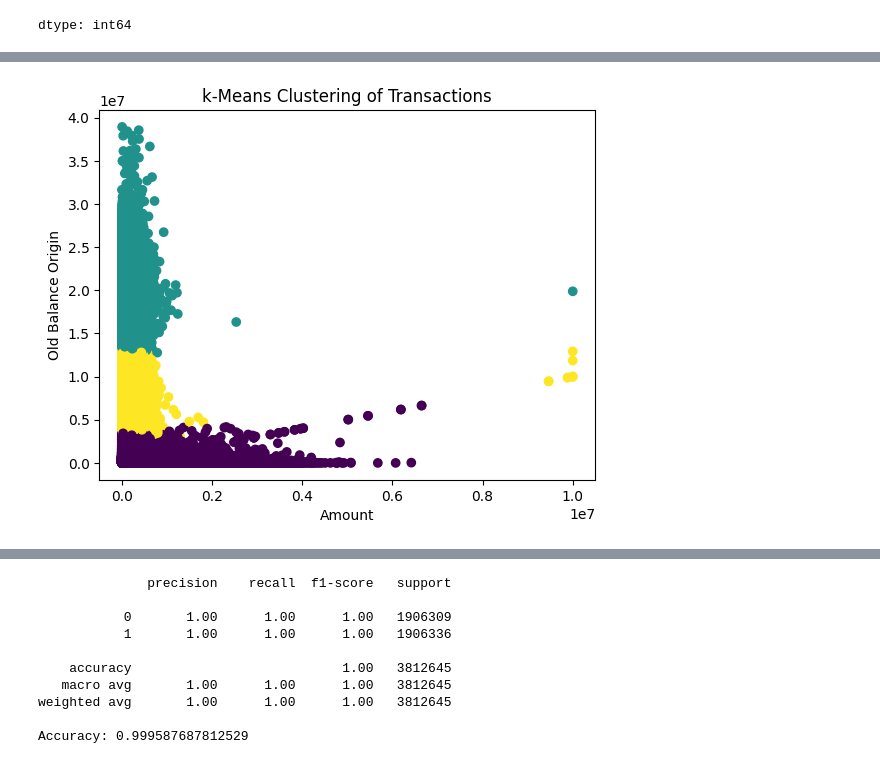
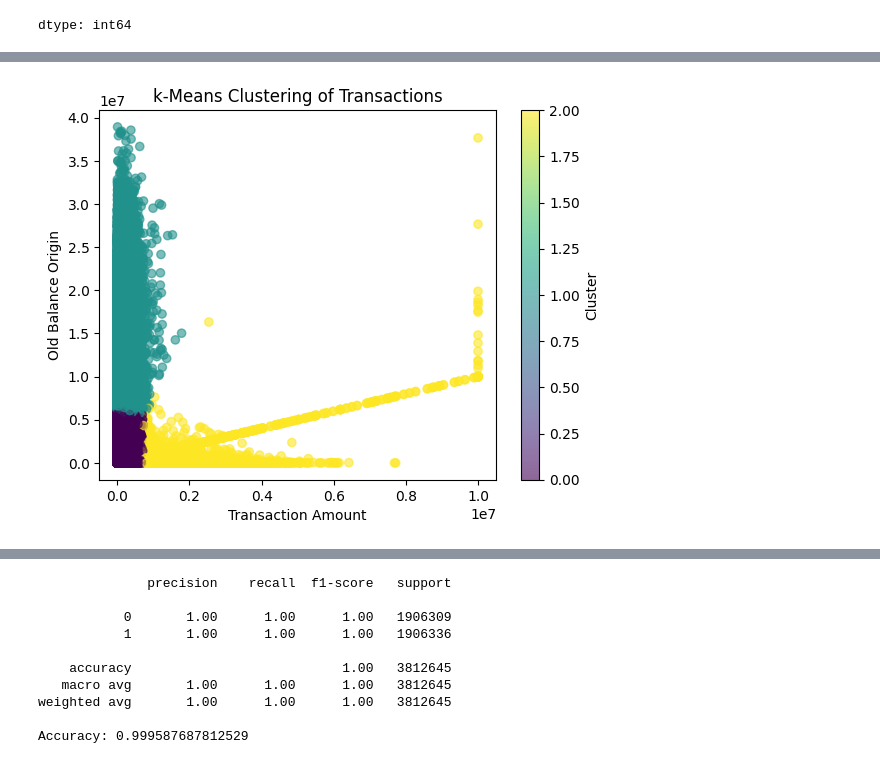
Before and after one commit to Online-Payment-Fraud-Detection/Online-Payments-Fraud-Detection, a Jupyter notebook: model_online_payment_fraud.ipynb, the cells around one changed output, grey strips where cells are left out. Saved outputs shown, nothing was run; the diff lists cells and outputs as text; code cells hidden in the pictures.

```diff
--- a/model_online_payment_fraud.ipynb
+++ b/model_online_payment_fraud.ipynb
@@ -31,3 +31,30 @@ data.isnull().sum()
 | isFraud | 0 |
 | isFlaggedFraud | 0 |
 dtype: int64
+# %%
+from sklearn.ensemble import IsolationForest
+
+# Select relevant features for anomaly detection
+features = data[['amount', 'oldbalanceOrg', 'newbalanceOrig']]
+
+# Scale the features
+scaler = StandardScaler()
+scaled_features = scaler.fit_transform(features)
+
+# Apply Isolation Forest
+iso_forest = IsolationForest(contamination=0.01, random_state=42)  # 1% contamination
+data['anomaly'] = iso_forest.fit_predict(scaled_features)
+
+# Transactions flagged as -1 are anomalies (potential frauds)
+anomalies = data[data['anomaly'] == -1]
+
+# Check the count of anomalies
+print(f"Number of anomalies detected: {len(anomalies)}")
+
+# Visualize anomalies in the context of amount and old balance
+plt.scatter(data['amount'], data['oldbalanceOrg'], c=data['anomaly'], cmap='coolwarm', alpha=0.6)
+plt.title('Anomaly Detection using Isolation Forest')
+plt.xlabel('Transaction Amount')
+plt.ylabel('Old Balance Origin')
+plt.colorbar(label='Anomaly')
+plt.show()
@@ -34,15 +64,25 @@ dtype: int64
 # %%
+from sklearn.preprocessing import StandardScaler
 from sklearn.cluster import KMeans
+import matplotlib.pyplot as plt
 
-# Apply k-Means clustering for grouping similar transactions
+# Select relevant features for clustering
+features = data[['amount', 'oldbalanceOrg', 'newbalanceOrig']]
+
+# Scale the features
+scaler = StandardScaler()
+scaled_features = scaler.fit_transform(features)
+
+# Apply k-Means clustering with 3 clusters
 kmeans = KMeans(n_clusters=3, random_state=42)
-data['cluster'] = kmeans.fit_predict(data[['amount', 'oldbalanceOrg', 'newbalanceOrig']])
+data['cluster'] = kmeans.fit_predict(scaled_features)
 
 # Visualize the clusters
-plt.scatter(data['amount'], data['oldbalanceOrg'], c=data['cluster'], cmap='viridis')
+plt.scatter(data['amount'], data['oldbalanceOrg'], c=data['cluster'], cmap='viridis', alpha=0.6)
 plt.title('k-Means Clustering of Transactions')
-plt.xlabel('Amount')
+plt.xlabel('Transaction Amount')
 plt.ylabel('Old Balance Origin')
+plt.colorbar(label='Cluster')
 plt.show()
 # %% [output]
-[figure, old version]
+[figure, new version]
```
Also changed, not shown: parts of 6 cells of this notebook.
